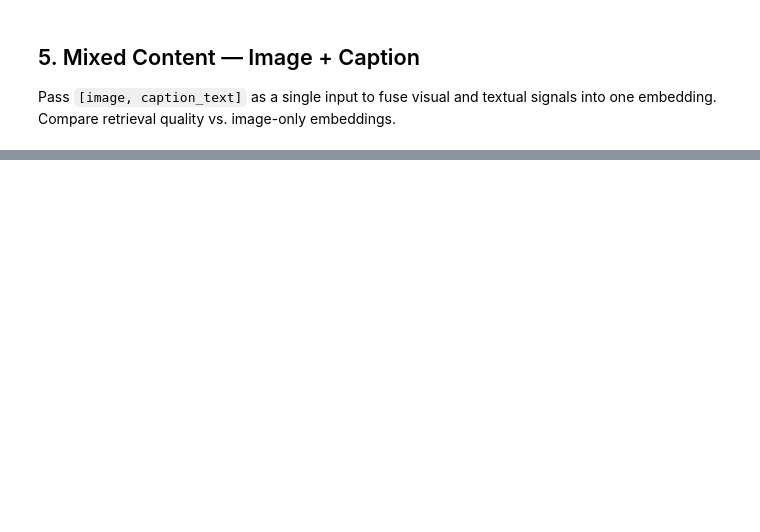
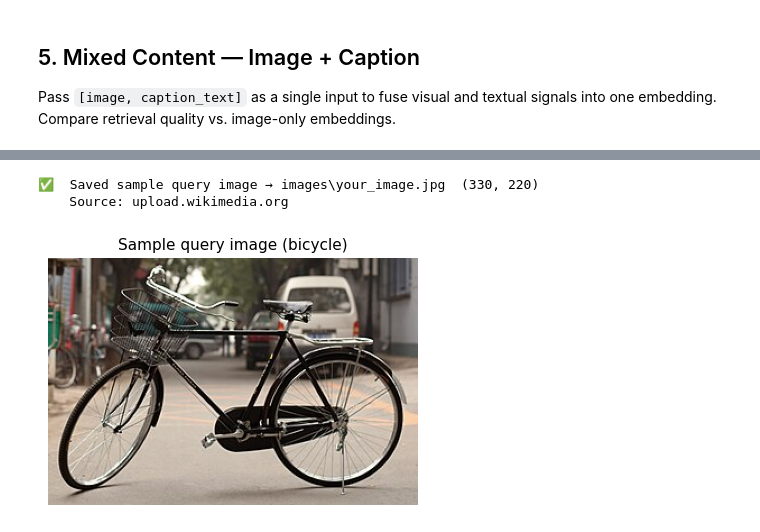
Before and after one commit to abhirup93/local-rag-pipeline, a Jupyter notebook: voyage_image_embeddings.ipynb, the cells around one changed output, grey strips where cells are left out. Cells and saved outputs as stored; diff of their text form; code cells hidden in the pictures; blank space fills up the shorter version.

```diff
--- a/voyage_image_embeddings.ipynb
+++ b/voyage_image_embeddings.ipynb
@@ -280,3 +326,57 @@ Query : 'a friendly dog outdoors'
+# %%
+# ---------------------------------------------------------------------------
+# Download a sample query image — bicycle (public domain, Wikimedia Commons)
+# Falls back to a second Wikimedia URL, then picsum if both are unreachable.
+# ---------------------------------------------------------------------------
+import pathlib
+
+# Wikimedia Commons filenames for the query image (bicycle).
+# The API resolves the actual thumb URL — no hardcoded MD5 paths.
+SAMPLE_QUERY_FILES = [
+    "Left_side_of_Flying_Pigeon.jpg",   # classic Flying Pigeon road bike
+    "Bianchi_Oltre_XR4.jpg",            # modern road bicycle
+    "Bicycle_in_Delft.jpg",             # street bicycle, clear subject
+]
+
+SAMPLE_QUERY_URLS = [
+    resolve_wikimedia_url(f) for f in SAMPLE_QUERY_FILES
+]
+SAMPLE_QUERY_URLS = [u for u in SAMPLE_QUERY_URLS if u]  # drop None (file not found)
+
+QUERY_SAVE_PATH = pathlib.Path("images/your_image.jpg")
+QUERY_SAVE_PATH.parent.mkdir(parents=True, exist_ok=True)
+
+downloaded = False
+for url in SAMPLE_QUERY_URLS:
+    try:
+        resp = requests.get(url, timeout=20, allow_redirects=True, headers=HEADERS)
+        if resp.status_code == 200 and len(resp.content) > 2000:
+            QUERY_SAVE_PATH.write_bytes(resp.content)
+            img_preview = Image.open(io.BytesIO(resp.content)).convert("RGB")
+            print(f"✅  Saved sample query image → {QUERY_SAVE_PATH}  {img_preview.size}")
+            print(f"    Source: {url.split('/')[2]}")
+
+            # Quick preview
+            fig, ax = plt.subplots(figsize=(4, 3))
+            ax.imshow(img_preview)
+            ax.set_title("Sample query image (bicycle)", fontsize=11)
+            ax.axis("off")
+            plt.tight_layout()
+            plt.show()
+
+            downloaded = True
+            break
+        else:
+            print(f"  ✗ HTTP {resp.status_code} / {len(resp.content)} bytes from {url.split('/')[2]} — trying next")
+    except Exception as e:
+        print(f"  ✗ ERROR: {e} — trying next")
+
+if not downloaded:
+    print("⚠️  All URLs failed. Place any JPEG manually at 'images/your_image.jpg' and re-run Section 6.")
+# %% [output]
+✅  Saved sample query image → images\your_image.jpg  (330, 220)
+    Source: upload.wikimedia.org
+[figure, added]
 # %% [markdown]
 ## 6. Use Your Own Image as a Query
 
```
Also changed, not shown: parts of 13 cells of this notebook, 8 other files.
